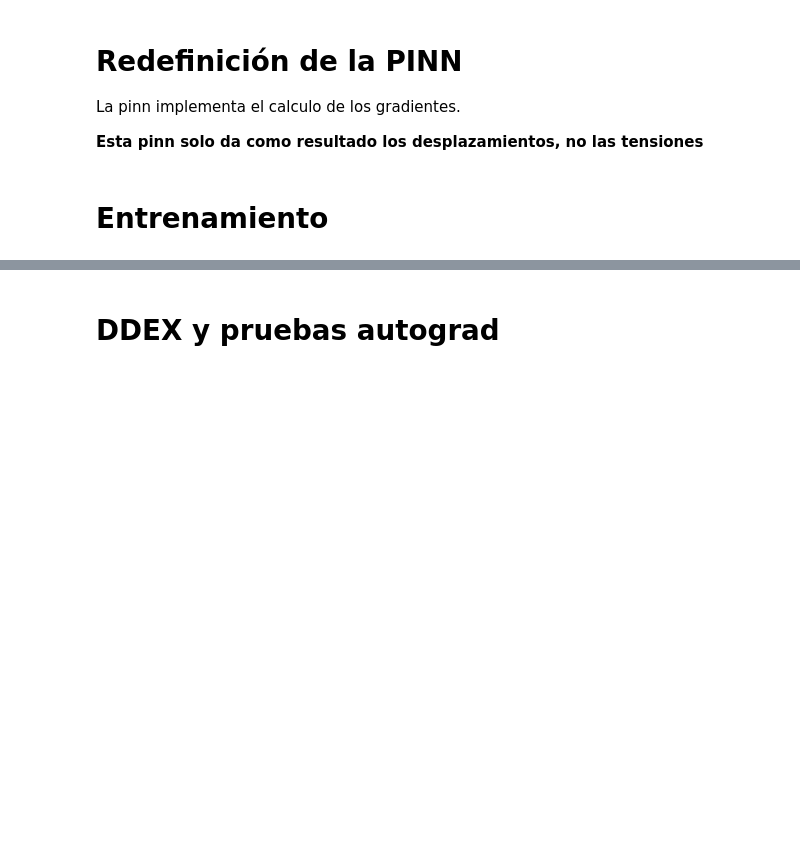
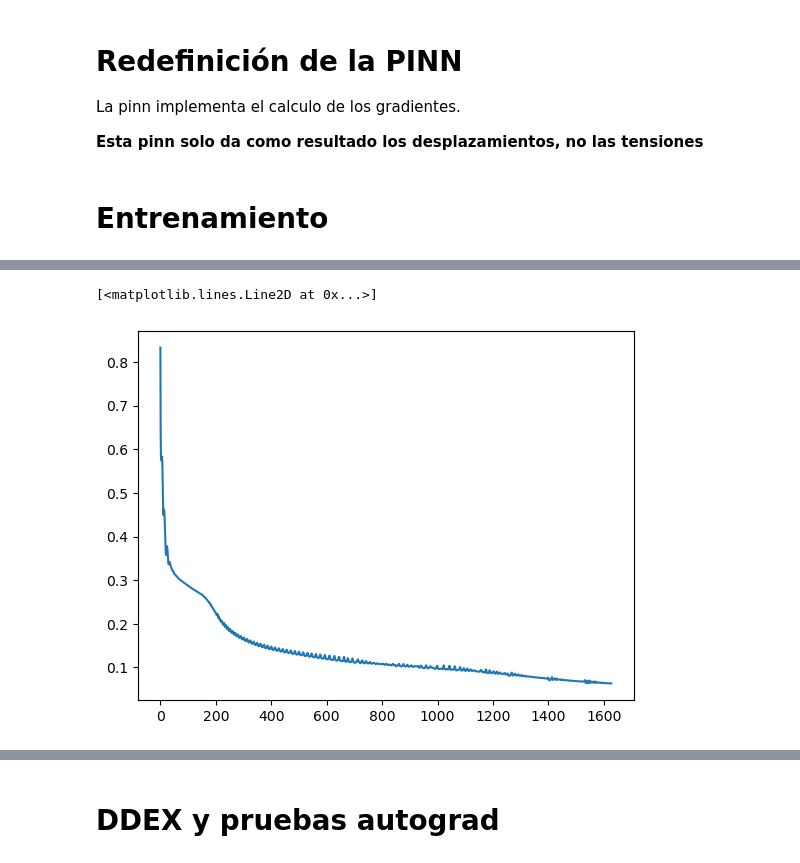
Before and after one commit to ArturoSirvent/DeepElasticity, a Jupyter notebook: notebooks/001-LinealElasticity/000-Lo_que_ya_funcionaba.ipynb, the cells around one changed output, grey strips where cells are left out. Saved outputs shown, nothing was run; the diff lists cells and outputs as text; code cells hidden in the pictures; blank space fills up the shorter version.

```diff
--- a/notebooks/001-LinealElasticity/000-Lo_que_ya_funcionaba.ipynb
+++ b/notebooks/001-LinealElasticity/000-Lo_que_ya_funcionaba.ipynb
@@ -257,17 +329,18 @@ class DNN(nn.Module):
         #xn = normalize(x, Pos_min, Pos_max)
 
         # convert to float
-        #a = x.float()
+        a = x.float()
+
 
         # inpunt and hidden layers forward computation
         for i in range(len(self.layers)-2):
-            z = self.linears[i](x)
-            x = self.activation(z)
+            z = self.linears[i](a)
+            a = self.activation(z)
 
         # output layer forward computation
-        a = self.linears[-1](x)
+        b = self.linears[-1](a)
 
-        return a
+        return b
 # %%
 class PINN(DNN):
     '''
@@ -398,0 +553,2 @@ class PINN(DNN):
+# %%
+pinn=PINN([3,50,50,50,50,3],[0.4,1,0.05])
@@ -398,0 +593,5 @@ class PINN(DNN):
+# %%
+plt.plot([i.item() for i in pinn.loss_history["Data"]])
+# %% [output]
+[<matplotlib.lines.Line2D at 0x...>]
+[figure, added]
```
Also changed, not shown: parts of 20 cells of this notebook, 1 other file.
